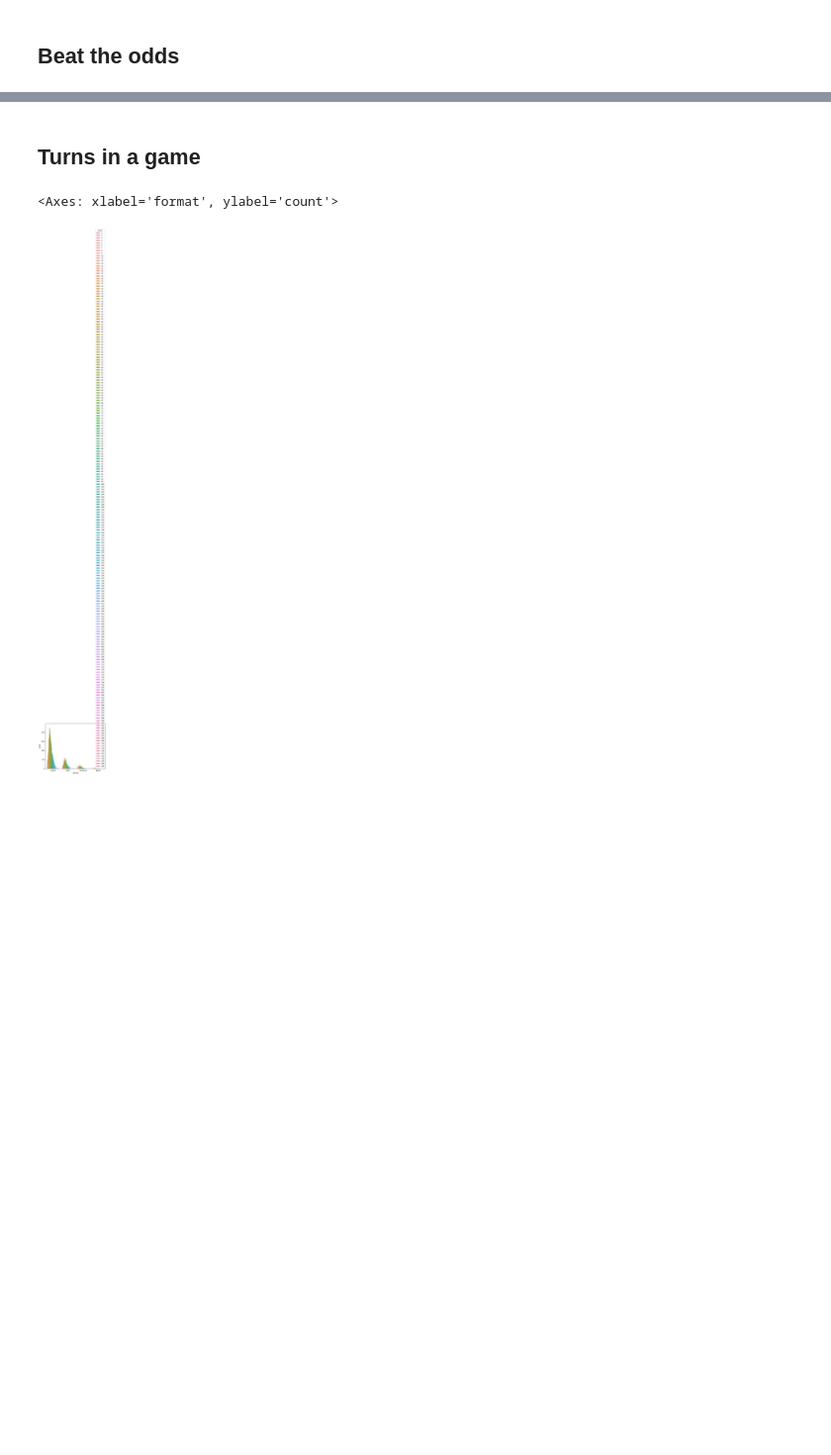
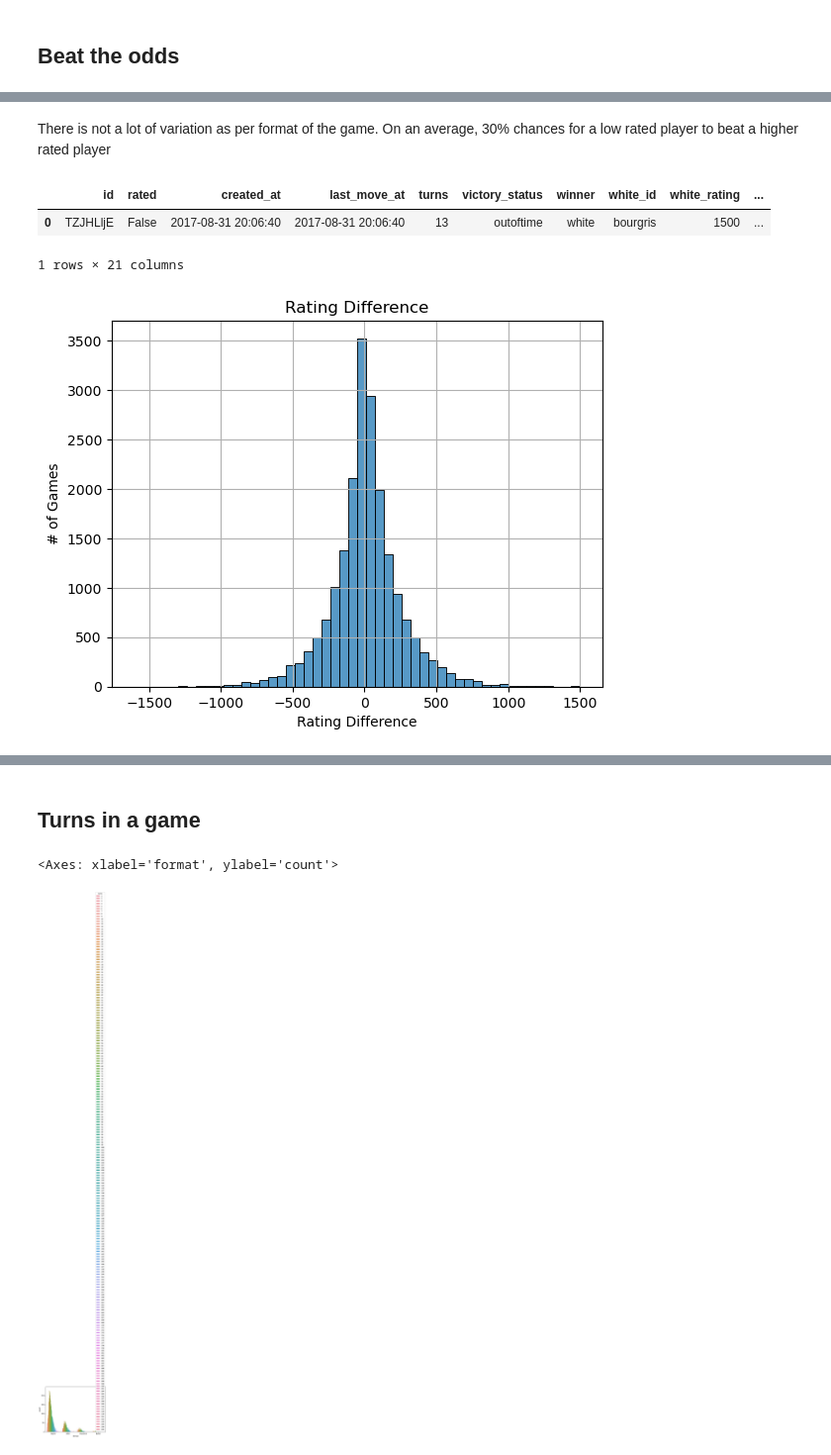
Before and after one commit to avezshariq/DataScience, a Jupyter notebook: chess/lichess.ipynb, the cells around one changed output, grey strips where cells are left out. Shown at 99% size. Cells and saved outputs as stored; diff of their text form; code cells hidden in the pictures; blank space fills up the shorter version.

```diff
--- a/chess/lichess.ipynb
+++ b/chess/lichess.ipynb
@@ -157,0 +166,17 @@ plt.show()
+# %% [markdown]
+There is not a lot of variation as per format of the game. On an average, 30% chances for a low rated player to beat a higher rated player
+# %%
+df['rating_difference'] = df['white_rating'] - df['black_rating']
+# %% [output]
+|  | id | rated | created_at | last_move_at | turns | victory_status | winner | white_id | white_rating | ... |
+| 0 | TZJHLljE | False | 2017-08-31 20:06:40 | 2017-08-31 20:06:40 | 13 | outoftime | white | bourgris | 1500 | ... |
+1 rows × 21 columns
+# %%
+sns.histplot(data=df, x='rating_difference', bins=50)
+plt.title('Rating Difference')
+plt.xlabel('Rating Difference')
+plt.ylabel('# of Games')
+plt.grid(True)
+plt.show()
+# %% [output]
+[figure, added]
```
Also changed, not shown: parts of 14 cells of this notebook.
